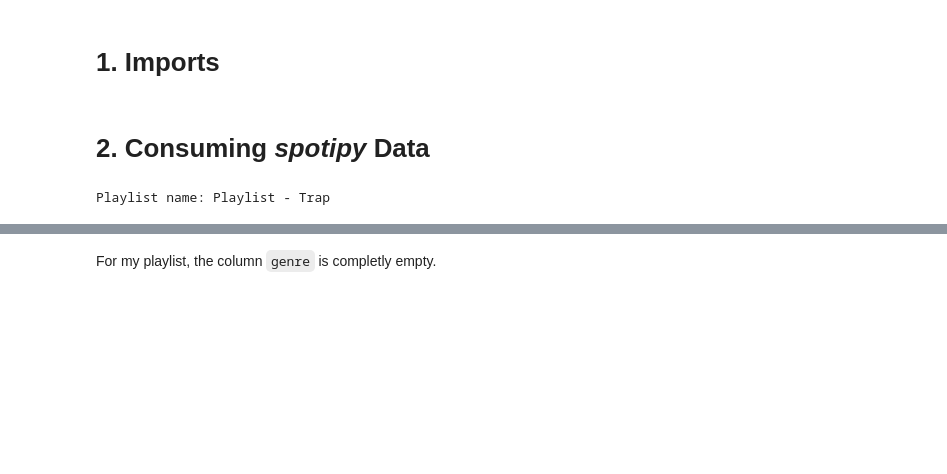
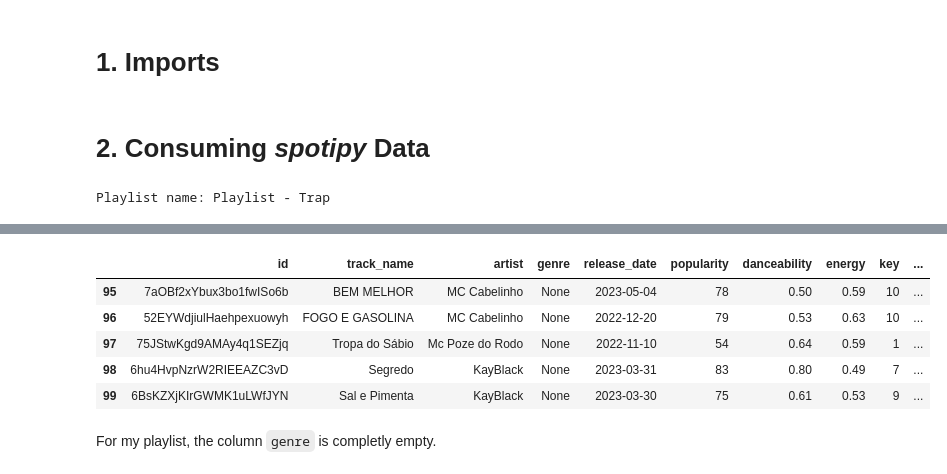
Before and after one commit to ricodn/spotify-music-recommendation, a Jupyter notebook: 01. MUSIC ANALYSIS.ipynb, the cells around one changed output, grey strips where cells are left out. Saved outputs shown, nothing was run; the diff lists cells and outputs as text; code cells hidden in the pictures; blank space fills up the shorter version.

```diff
--- a/01. MUSIC ANALYSIS.ipynb
+++ b/01. MUSIC ANALYSIS.ipynb
@@ -105,2 +109,11 @@ array([None], dtype=object)
+# %%
+data.tail()
+# %% [output]
+|  | id | track_name | artist | genre | release_date | popularity | danceability | energy | key | ... |
+| 95 | 7aOBf2xYbux3bo1fwISo6b | BEM MELHOR | MC Cabelinho | None | 2023-05-04 | 78 | 0.50 | 0.59 | 10 | ... |
+| 96 | 52EYWdjiulHaehpexuowyh | FOGO E GASOLINA | MC Cabelinho | None | 2022-12-20 | 79 | 0.53 | 0.63 | 10 | ... |
+| 97 | 75JStwKgd9AMAy4q1SEZjq | Tropa do Sábio | Mc Poze do Rodo | None | 2022-11-10 | 54 | 0.64 | 0.59 | 1 | ... |
+| 98 | 6hu4HvpNzrW2RIEEAZC3vD | Segredo | KayBlack | None | 2023-03-31 | 83 | 0.80 | 0.49 | 7 | ... |
+| 99 | 6BsKZXjKIrGWMK1uLWfJYN | Sal e Pimenta | KayBlack | None | 2023-03-30 | 75 | 0.61 | 0.53 | 9 | ... |
 # %% [markdown]
 For my playlist, the column `genre` is completly empty.
```
Also changed, not shown: parts of 16 cells of this notebook, 2 other files.
